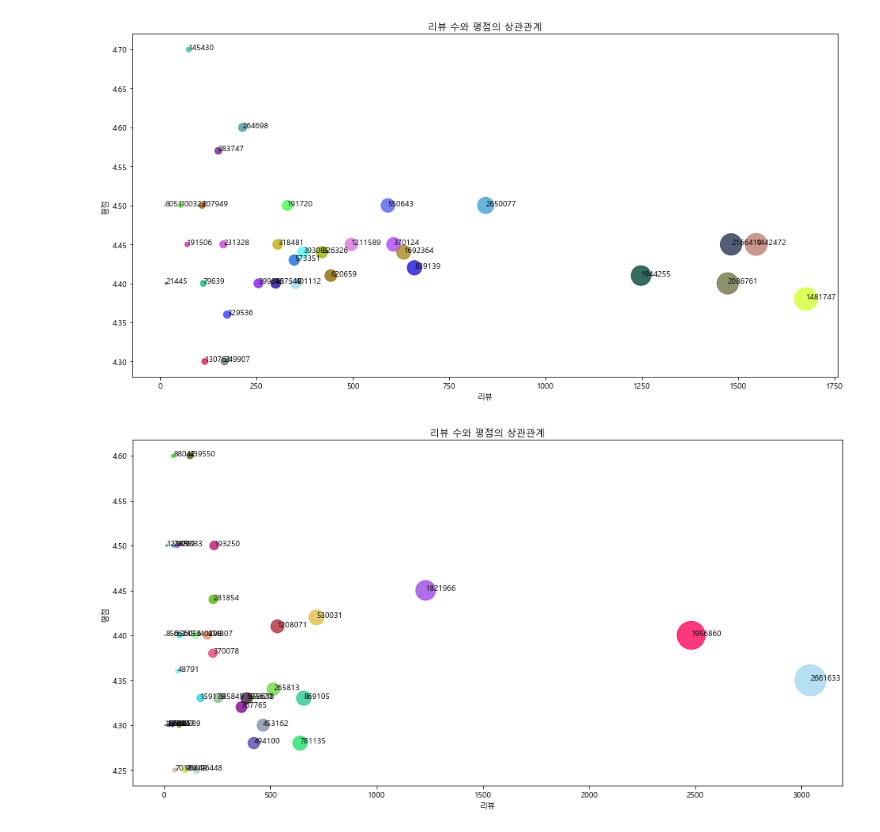
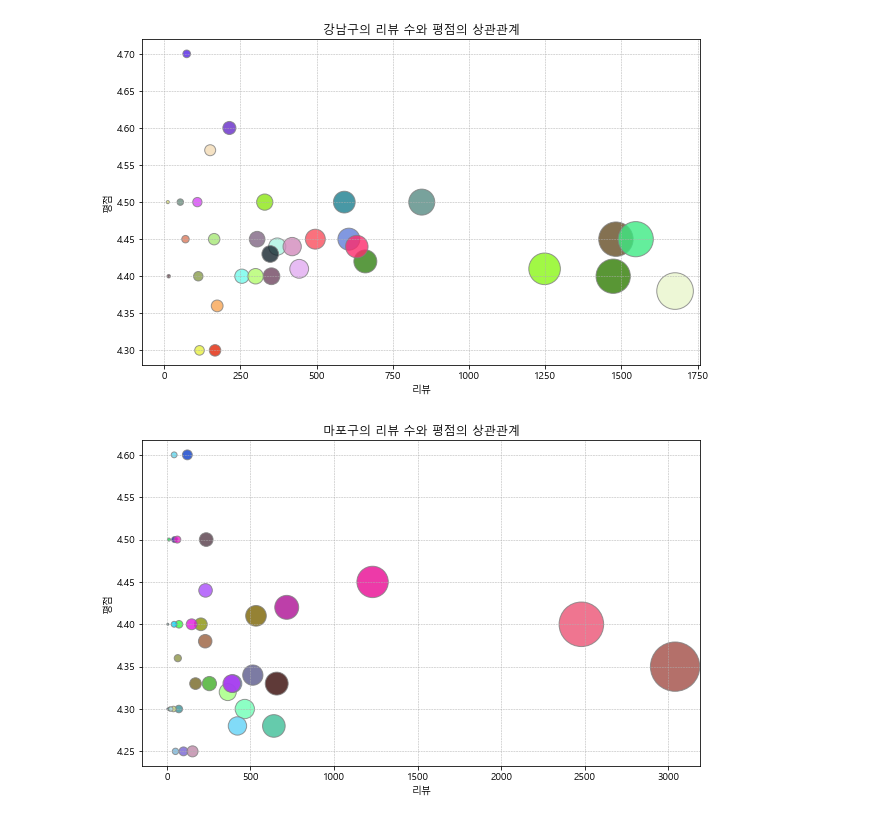
Before and after one commit to Kihoon-Kwon/DV_project, a Jupyter notebook: Data_visualization.ipynb, the cells around one changed output. Cells and saved outputs as stored; diff of their text form; code cells hidden in the pictures.

```diff
--- a/Data_visualization.ipynb
+++ b/Data_visualization.ipynb
@@ -5,9 +5,9 @@ import numpy as np
 import matplotlib.pyplot as plt
 %matplotlib inline
 
-df_Gangnam = pd.read_csv("./DV_project/csv_files/Gangnam.csv",index_col="이름",encoding='cp949')
-df_Mapo = pd.read_csv("./DV_project/csv_files/Mapo.csv",index_col="이름",encoding='cp949')
-df_Seocho = pd.read_csv("./DV_project/csv_files/Seocho.csv",index_col="이름",encoding='cp949')
+df_Gangnam = pd.read_csv("C:/Users/user/Desktop/DV_project/csv_files/Gangnam.csv",index_col="이름",encoding='cp949')
+df_Mapo = pd.read_csv("C:/Users/user/Desktop/DV_project/csv_files/Mapo.csv",index_col="이름",encoding='cp949')
+df_Seocho = pd.read_csv("C:/Users/user/Desktop/DV_project/csv_files/Seocho.csv",index_col="이름",encoding='cp949')
 
 plt.rc("font", family="Malgun Gothic")
 # %%
@@ -76,26 +76,39 @@ for g in Gangnam_categories:
     Gangnam_views.append(view)
     Gangnam_reviews.append(review)
 # %%
+# 강남구
+
 color_total = []
 
 for i in range(50):
     x = ["#"+''.join([random.choice('0123456789ABCDEF') for j in range(6)])]
     color_total.append(x[0])
 
 color = np.random.choice(color_total, len(Gangnam_categories), replace=False)
 
-size = np.array(Gangnam_reviews)*0.5
+size = np.array(Gangnam_reviews)*0.8
 
-fig = plt.figure(figsize=(16,8))
+fig = plt.figure(figsize=(10,6))
 
-plt.scatter(Gangnam_reviews,Gangnam_scores,s=size,c=color,alpha=0.8)
+plt.scatter(
+        x = Gangnam_reviews,
+        y = Gangnam_scores,
+        s=size,
+        c=color,
+        cmap='Accent',
+        alpha=0.8,
+        edgecolor='gray',
+        linewidth=1)
+
 plt.xlabel('리뷰')
 plt.ylabel('평점')
-plt.title('리뷰 수와 평점의 상관관계')
-for x,y,name in zip(Gangnam_reviews,Gangnam_scores,Gangnam_views):
-    plt.text(x,y,name)
+plt.title('강남구의 리뷰 수와 평점의 상관관계')
+plt.grid(True, which='major', linestyle='--', linewidth=0.5)
+
+plt.savefig('Gangnam.png',dpi =100)
+plt.show()
 # %% [output]
-[figure, old version]
+[figure, new version]
 # %%
 # 마포구
 
@@ -107,18 +120,29 @@ for i in range(50):
 
 color = np.random.choice(color_total, len(Mapo_categories), replace=False)
 
-size = np.array(Mapo_reviews)*0.5
+size = np.array(Mapo_reviews)*0.8
 
-fig = plt.figure(figsize=(16,8))
+fig = plt.figure(figsize=(10,6))
 
-plt.scatter(Mapo_reviews,Mapo_scores,s=size,c=color,alpha=0.8)
+plt.scatter(
+        x = Mapo_reviews,
+        y = Mapo_scores,
+        s=size,
+        c=color,
+        cmap='Accent',
+        alpha=0.8,
+        edgecolor='gray',
+        linewidth=1)
+
 plt.xlabel('리뷰')
 plt.ylabel('평점')
-plt.title('리뷰 수와 평점의 상관관계')
-for x,y,name in zip(Mapo_reviews,Mapo_scores,Mapo_views):
-    plt.text(x,y,name)
+plt.title('마포구의 리뷰 수와 평점의 상관관계')
+plt.grid(True, which='major', linestyle='--', linewidth=0.5)
+
+plt.savefig('Mapo.png',dpi =100)
+plt.show()
 # %% [output]
-[figure, old version]
+[figure, new version]
 # %%
 # 서초구
 
```
Also changed, not shown: parts of 6 cells of this notebook, 3 other files.
